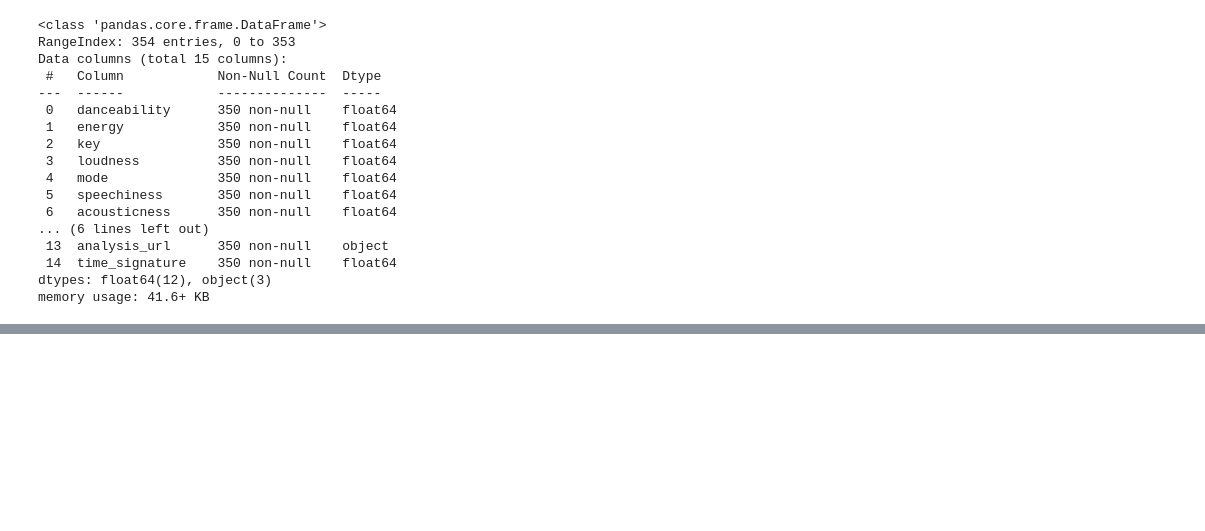
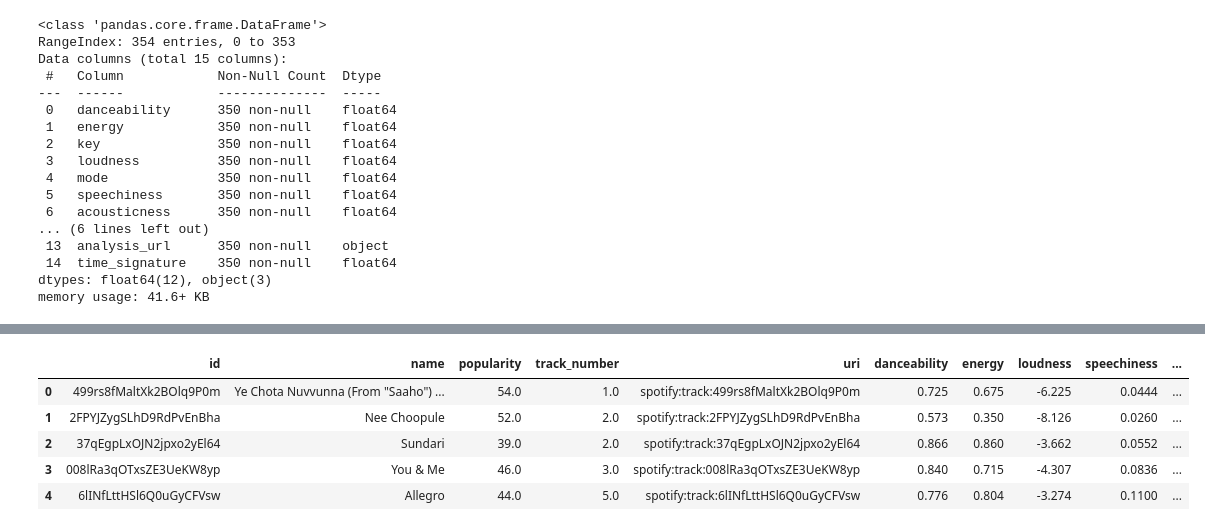
Before and after one commit to Suma-Marri/Spotify, a Jupyter notebook: Getting Details on Spotify Data.ipynb, the cells around one changed output, grey strips where cells are left out. Saved outputs shown, nothing was run; the diff lists cells and outputs as text; code cells hidden in the pictures; blank space fills up the shorter version.

Commit message:
Added Music Taste file

```diff
--- a/Getting Details on Spotify Data.ipynb
+++ b/Getting Details on Spotify Data.ipynb
@@ -257,0 +279,2 @@ memory usage: 97.4+ KB
+# %%
+spotify_detail_df = pd.merge(spotify_detail_df, spotify_df, left_on='name', right_on='ï»¿name')
@@ -258,2 +301,4 @@ memory usage: 97.4+ KB
 # %%
 spotify_detail_df.to_csv('Datasets/DetailedReports/SumaSpotifyDetailedReport.csv')
+# %%
+music_taste_df = spotify_detail_df
@@ -259,0 +325,15 @@ spotify_detail_df.to_csv('Datasets/DetailedReports/SumaSpotifyDetailedReport.csv
+# %%
+music_taste_df.drop('duration_ms', inplace=True, axis=1)
+music_taste_df.drop('explicit', inplace=True, axis=1)
+music_taste_df.drop('external_ids', inplace=True, axis=1)
+music_taste_df.drop('external_urls', inplace=True, axis=1)
+music_taste_df.drop('href', inplace=True, axis=1)
+music_taste_df.drop('preview_url', inplace=True, axis=1)
+music_taste_df.drop('type', inplace=True, axis=1)
+music_taste_df.drop('key', inplace=True, axis=1)
+music_taste_df.drop('mode', inplace=True, axis=1)
+music_taste_df.drop('track_href', inplace=True, axis=1)
+music_taste_df.drop('analysis_url', inplace=True, axis=1)
+music_taste_df.drop('time_signature', inplace=True, axis=1)
+# %%
+music_taste_df.drop('ï»¿name', inplace=True, axis=1)
@@ -259,0 +360,9 @@ spotify_detail_df.to_csv('Datasets/DetailedReports/SumaSpotifyDetailedReport.csv
+# %%
+music_taste_df.head()
+# %% [output]
+|  | id | name | popularity | track_number | uri | danceability | energy | loudness | speechiness | ... |
+| 0 | 499rs8fMaltXk2BOlq9P0m | Ye Chota Nuvvunna (From "Saaho") ... | 54.0 | 1.0 | spotify:track:499rs8fMaltXk2BOlq9P0m | 0.725 | 0.675 | -6.225 | 0.0444 | ... |
+| 1 | 2FPYJZygSLhD9RdPvEnBha | Nee Choopule | 52.0 | 2.0 | spotify:track:2FPYJZygSLhD9RdPvEnBha | 0.573 | 0.350 | -8.126 | 0.0260 | ... |
+| 2 | 37qEgpLxOJN2jpxo2yEl64 | Sundari | 39.0 | 2.0 | spotify:track:37qEgpLxOJN2jpxo2yEl64 | 0.866 | 0.860 | -3.662 | 0.0552 | ... |
+| 3 | 008lRa3qOTxsZE3UeKW8yp | You & Me | 46.0 | 3.0 | spotify:track:008lRa3qOTxsZE3UeKW8yp | 0.840 | 0.715 | -4.307 | 0.0836 | ... |
+| 4 | 6lINfLttHSl6Q0uGyCFVsw | Allegro | 44.0 | 5.0 | spotify:track:6lINfLttHSl6Q0uGyCFVsw | 0.776 | 0.804 | -3.274 | 0.1100 | ... |
```
Also changed, not shown: parts of 11 cells of this notebook, 4 other files.
